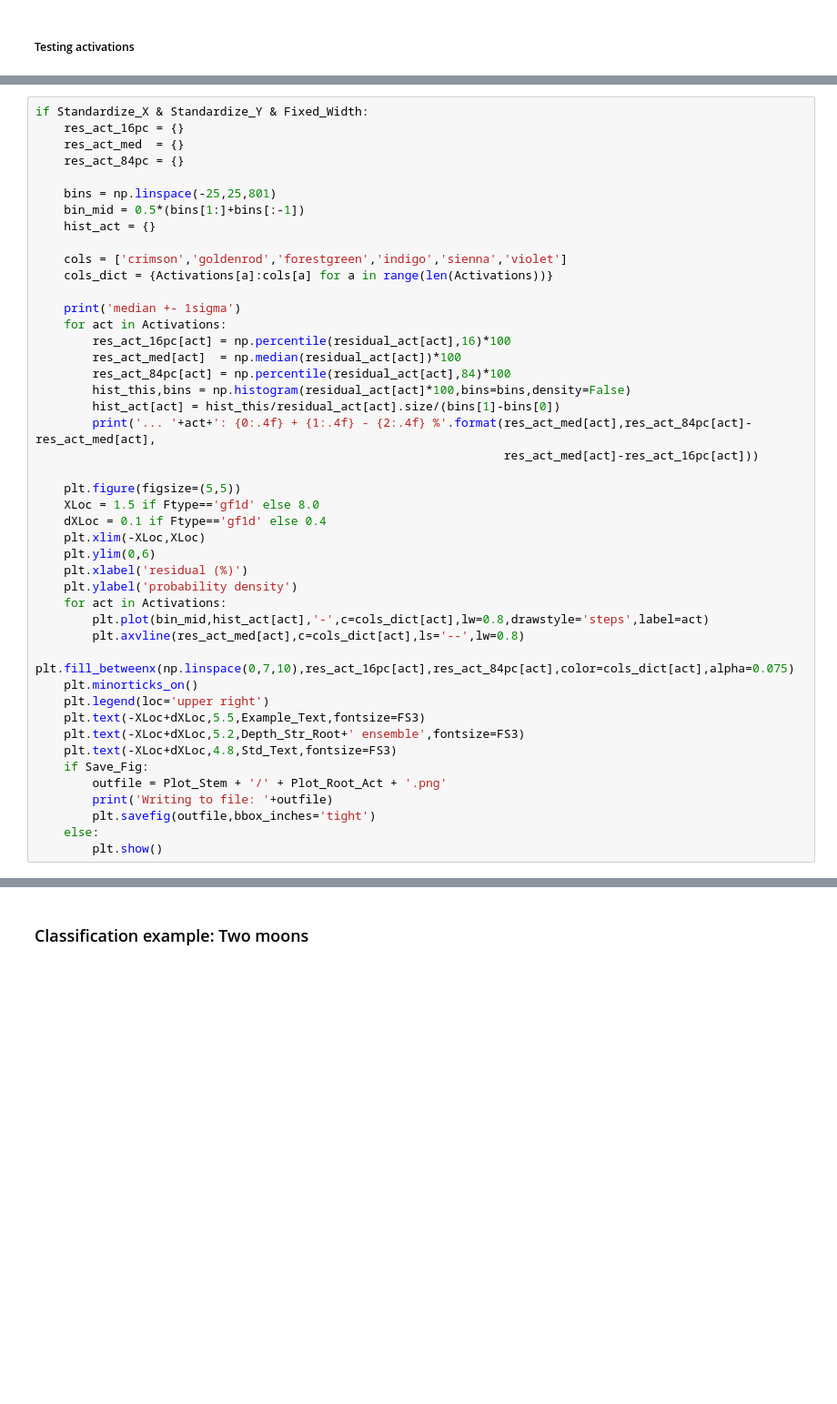
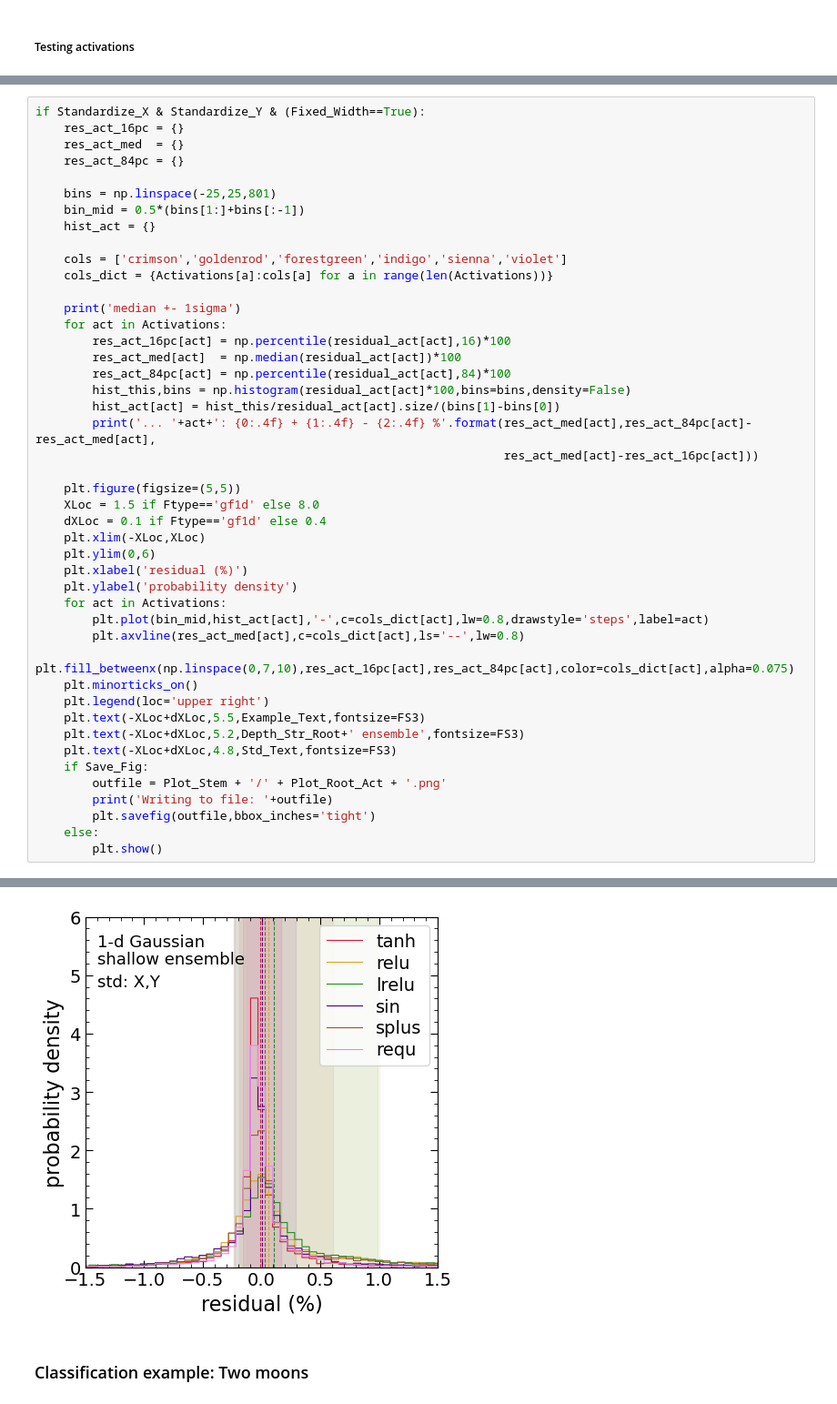
Before and after one commit to a-paranjape/mlfundas, a Jupyter notebook: examples/HyperOpt_Example.ipynb, the cells around one changed output, grey strips where cells are left out. Shown at 91% size. Drawn from its saved outputs; the diff is of its cells as text; blank space fills up the shorter version.

```diff
--- a/examples/HyperOpt_Example.ipynb
+++ b/examples/HyperOpt_Example.ipynb
@@ -624,5 +735,5 @@ TypeError: unsupported operand type(s) for &: 'bool' and 'NoneType'
 # %%
-if Standardize_X & Standardize_Y & Fixed_Width:
+if Standardize_X & Standardize_Y & (Fixed_Width==True):
     res_act_16pc = {}
     res_act_med  = {}
     res_act_84pc = {}
@@ -666,3 +777,4 @@ if Standardize_X & Standardize_Y & Fixed_Width:
         plt.savefig(outfile,bbox_inches='tight')
     else:
         plt.show()
+# %% [output]
@@ -669,3 +789,4 @@ if Standardize_X & Standardize_Y & Fixed_Width:
+[figure, added]
 # %% [markdown]
 ### Classification example: Two moons
 # %% [markdown]
```
Also changed, not shown: parts of 11 cells of this notebook.
